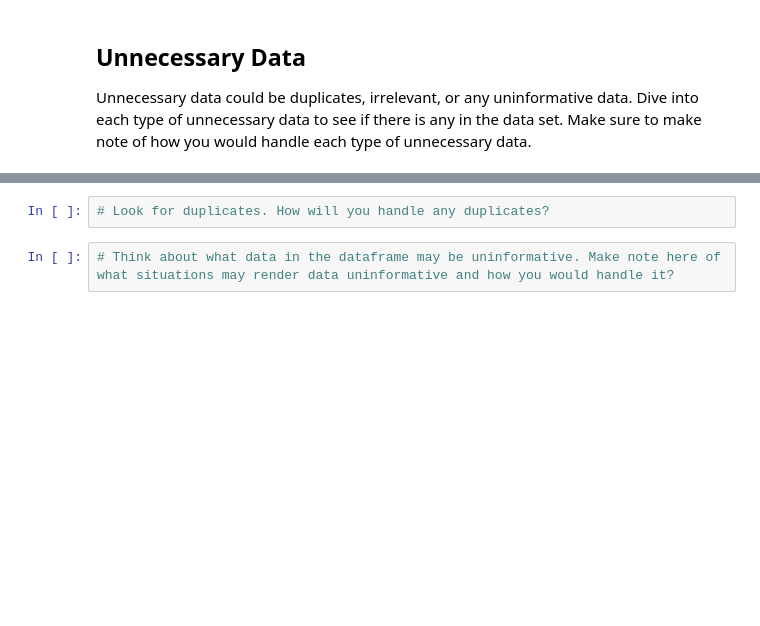
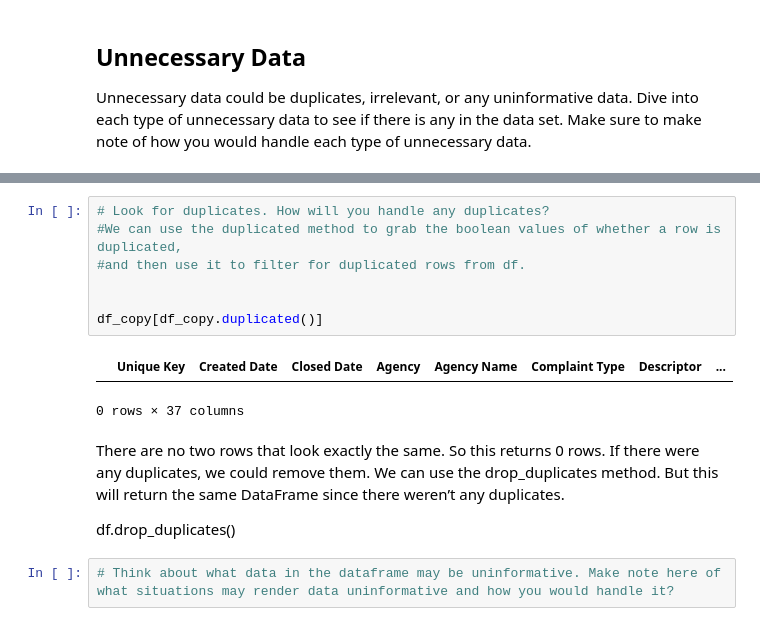
Before and after one commit to hollyhira/Class_8_Exercise_cleaning_data, a Jupyter notebook: Cleaning Data Exercises.ipynb, the cells around one changed output, grey strips where cells are left out. Cells and saved outputs as stored; diff of their text form; blank space fills up the shorter version.

Commit message:
Initial Data Clean

```diff
--- a/Cleaning Data Exercises.ipynb
+++ b/Cleaning Data Exercises.ipynb
@@ -472,5 +542,18 @@ Unnecessary data could be duplicates, irrelevant, or any uninformative data. Div
 # %%
 # Look for duplicates. How will you handle any duplicates?
+#We can use the duplicated method to grab the boolean values of whether a row is duplicated,
+#and then use it to filter for duplicated rows from df.
+
+
+df_copy[df_copy.duplicated()]
+# %% [output]
+|  | Unique Key | Created Date | Closed Date | Agency | Agency Name | Complaint Type | Descriptor | ... |
+0 rows × 37 columns
+# %% [markdown]
+There are no two rows that look exactly the same. So this returns 0 rows. If there were any duplicates, we could remove them. We can use the drop_duplicates method. But this will return the same DataFrame since there weren’t any duplicates.
+
+
+df.drop_duplicates()
 # %%
 # Think about what data in the dataframe may be uninformative. Make note here of what situations may render data uninformative and how you would handle it?
 # %% [markdown]
```
Also changed, not shown: parts of 15 cells of this notebook.
